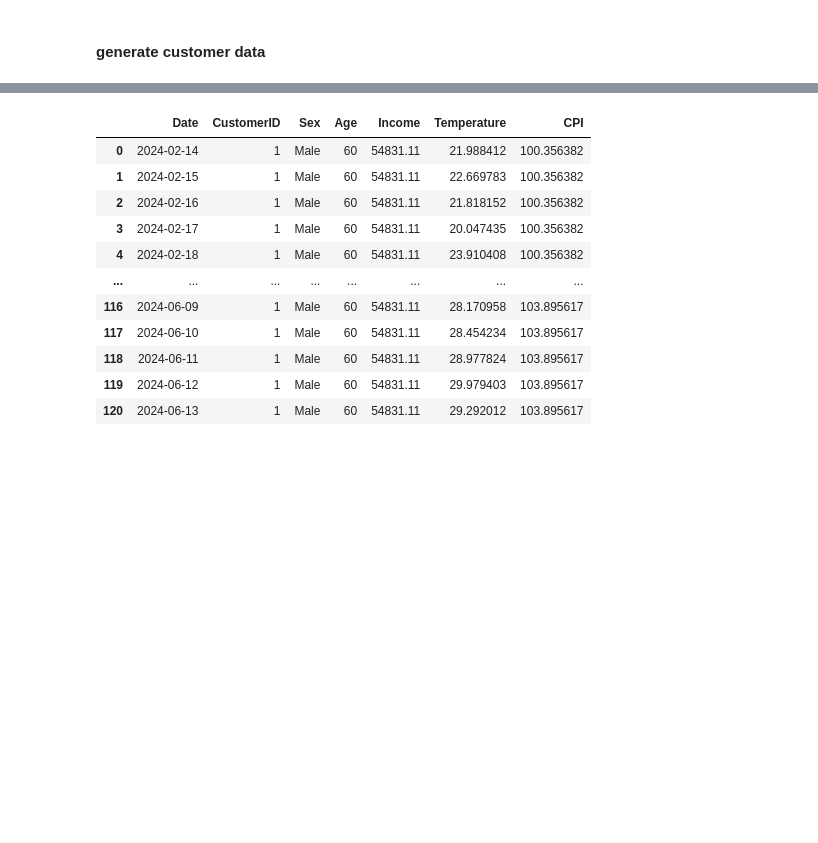
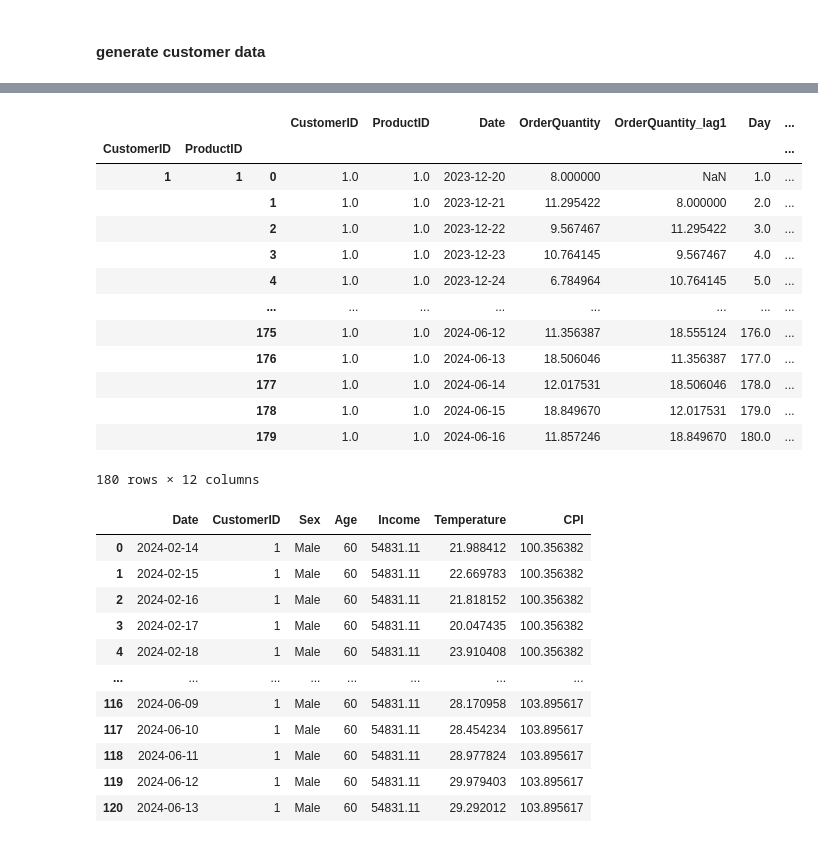
Before and after one commit to ichscheine/SmartStock, a Jupyter notebook: smartstock.ipynb, the cells around one changed output, grey strips where cells are left out. Saved outputs shown, nothing was run; the diff lists cells and outputs as text; code cells hidden in the pictures; blank space fills up the shorter version.

```diff
--- a/smartstock.ipynb
+++ b/smartstock.ipynb
@@ -182,0 +199,4 @@ df_one_cust
+# %%
+df = df_orders.merge(df_macro, on='Date', how='left')
+df = df.merge(df_customer, on='CustomerID', how='left')
+df
@@ -182,0 +217,11 @@ df_one_cust
+# %%
+coef_true = {'intercept': np.random.normal(size=n_products),
+            'OrderQuantity_lag1': np.random.normal(size=n_products),
+            'Female': np.random.normal(size=n_products),
+            'Age': 0.2*np.random.normal(size=n_products),
+            'Income': 0.0003*np.random.normal(size=n_products),
+            'Temperature': 0.1*np.random.normal(size=n_products),
+            'Rainfall': 0.01*np.random.normal(size=n_products),
+            'CPI': 0.01*np.random.normal(size=n_products)
+            }
+coef_true
@@ -183,3 +237,34 @@ df_one_cust
+# %%
+
+def gen_next_product_quantity(df1):
+    df1 = df1.sort_values(by='Date', ascending=True)
+    df1.reset_index(inplace=True)
+    df1.drop(['index'], axis=1, inplace=True)
+
+    for j in range(1, n_days):
+        df1.at[j, 'OrderQuantity'] = np.dot([coef_true['intercept'][i-1], coef_true['OrderQuantity_lag1'][i-1], coef_true['Female'][i-1], coef_true['Age'][i-1], coef_true['Income'][i-1], coef_true['Temperature'][i-1], coef_true['Rainfall'][i-1], coef_true['CPI'][i-1]]
+                                    , [1, df1.at[j, 'OrderQuantity_lag1'], df1.at[j, 'Female'], df1.at[j, 'Age'], df1.at[j, 'Income'], df1.at[j, 'Temperature'], df1.at[j, 'Rainfall'], df1.at[j, 'CPI']])
+        df1.at[j+1, 'OrderQuantity_lag1'] = df1.at[j, 'OrderQuantity']
+    return df1
+# %%
+df = df.groupby(['CustomerID', 'ProductID']).apply(gen_next_product_quantity)
+# %%
+df[(df['CustomerID']==1) & (df['ProductID']==1)]
+# %% [output]
+|  |  |  | CustomerID | ProductID | Date | OrderQuantity | OrderQuantity_lag1 | Day | ... |
+| CustomerID | ProductID |  |  |  |  |  |  |  | ... |
+| 1 | 1 | 0 | 1.0 | 1.0 | 2023-12-20 | 8.000000 | NaN | 1.0 | ... |
+|  |  | 1 | 1.0 | 1.0 | 2023-12-21 | 11.295422 | 8.000000 | 2.0 | ... |
+|  |  | 2 | 1.0 | 1.0 | 2023-12-22 | 9.567467 | 11.295422 | 3.0 | ... |
+|  |  | 3 | 1.0 | 1.0 | 2023-12-23 | 10.764145 | 9.567467 | 4.0 | ... |
+|  |  | 4 | 1.0 | 1.0 | 2023-12-24 | 6.784964 | 10.764145 | 5.0 | ... |
+|  |  | ... | ... | ... | ... | ... | ... | ... | ... |
+|  |  | 175 | 1.0 | 1.0 | 2024-06-12 | 11.356387 | 18.555124 | 176.0 | ... |
+|  |  | 176 | 1.0 | 1.0 | 2024-06-13 | 18.506046 | 11.356387 | 177.0 | ... |
+|  |  | 177 | 1.0 | 1.0 | 2024-06-14 | 12.017531 | 18.506046 | 178.0 | ... |
+|  |  | 178 | 1.0 | 1.0 | 2024-06-15 | 18.849670 | 12.017531 | 179.0 | ... |
+|  |  | 179 | 1.0 | 1.0 | 2024-06-16 | 11.857246 | 18.849670 | 180.0 | ... |
+180 rows × 12 columns
 # %%
 data2 = pd.DataFrame()
 data2['Date']=dates
```
Also changed, not shown: parts of 11 cells of this notebook.
